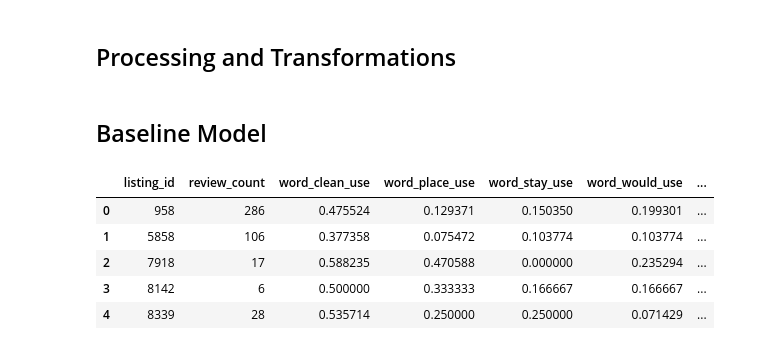
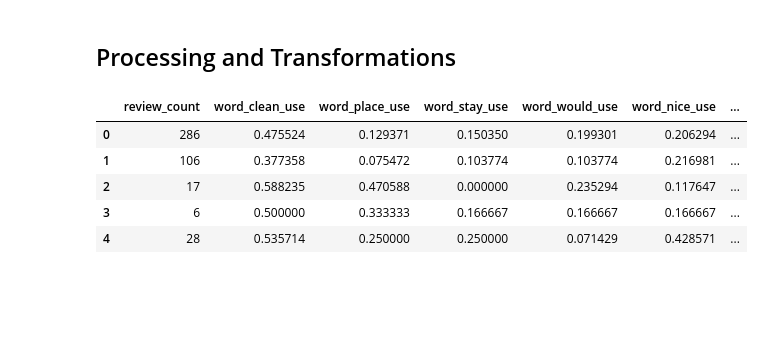
Before and after one commit to dusty736/sf_airbnb, a Jupyter notebook: code/modeling.ipynb, the cells around one changed output. Drawn from its saved outputs; the diff is of its cells as text; code cells hidden in the pictures; blank space fills up the shorter version.

```diff
--- a/code/modeling.ipynb
+++ b/code/modeling.ipynb
@@ -110,6 +110,15 @@ test_df.head()
 | 4 | 41172 | 125.000000 | 238 | 0.546218 | 0.436975 | 0.126050 | 0.231092 | ... |
 # %% [markdown]
 ## Processing and Transformations
+# %%
+X_train[numeric_features + binary_features].head()
+# %% [output]
+|  | review_count | word_clean_use | word_place_use | word_stay_use | word_would_use | word_nice_use | ... |
+| 0 | 286 | 0.475524 | 0.129371 | 0.150350 | 0.199301 | 0.206294 | ... |
+| 1 | 106 | 0.377358 | 0.075472 | 0.103774 | 0.103774 | 0.216981 | ... |
+| 2 | 17 | 0.588235 | 0.470588 | 0.000000 | 0.235294 | 0.117647 | ... |
+| 3 | 6 | 0.500000 | 0.333333 | 0.166667 | 0.166667 | 0.166667 | ... |
+| 4 | 28 | 0.535714 | 0.250000 | 0.250000 | 0.071429 | 0.428571 | ... |
 # %%
 # Numeric Columns
 numeric_features = ["review_count", "word_clean_use", "word_place_use", "word_stay_use", "word_would_use", "word_nice_use", "word_great_use", "word_easy_use",
@@ -174,8 +184,6 @@ preprocessor = make_column_transformer(
     (numeric_transformer, numeric_features),
     (binary_transformer, binary_features),
 )
-# %% [markdown]
-## Baseline Model
 # %%
 # Define X and y
 X_train = training_df.drop("price", axis = 1)
@@ -183,15 +191,6 @@ y_train = training_df['price']
 
 X_test = test_df.drop("price", axis = 1)
 y_test = test_df['price']
-# %%
-X_train.head()
-# %% [output]
-|  | listing_id | review_count | word_clean_use | word_place_use | word_stay_use | word_would_use | ... |
-| 0 | 958 | 286 | 0.475524 | 0.129371 | 0.150350 | 0.199301 | ... |
-| 1 | 5858 | 106 | 0.377358 | 0.075472 | 0.103774 | 0.103774 | ... |
-| 2 | 7918 | 17 | 0.588235 | 0.470588 | 0.000000 | 0.235294 | ... |
-| 3 | 8142 | 6 | 0.500000 | 0.333333 | 0.166667 | 0.166667 | ... |
-| 4 | 8339 | 28 | 0.535714 | 0.250000 | 0.250000 | 0.071429 | ... |
 # %%
 # Borrowed from lecture 5!  (Code written not by me)
 def mean_std_cross_val_scores(model,
```
Also changed, not shown: parts of 7 cells of this notebook.
